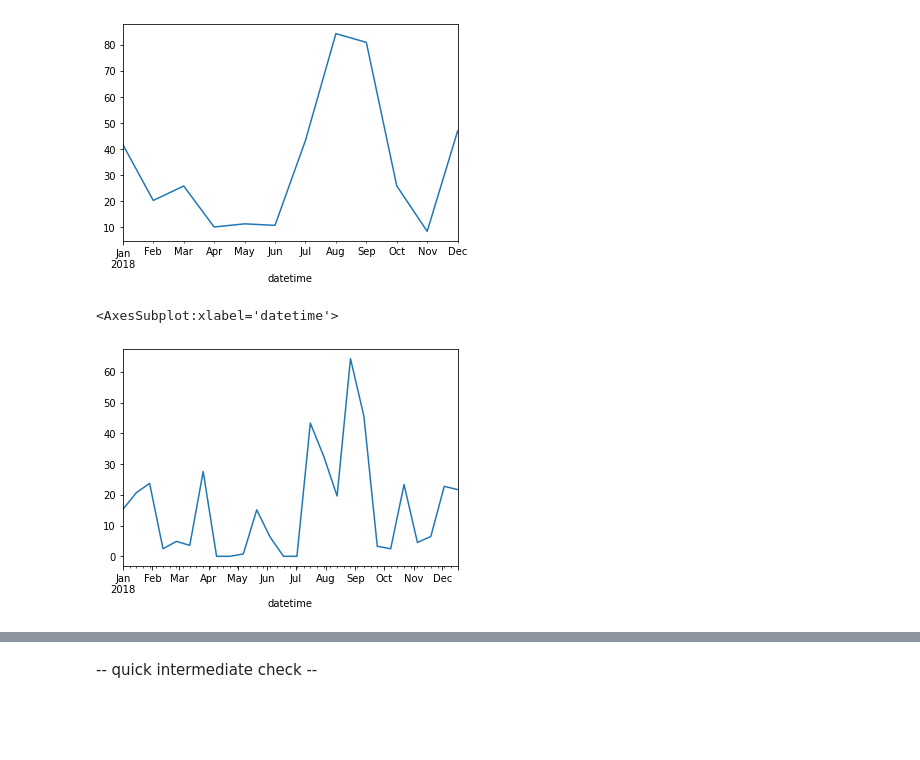
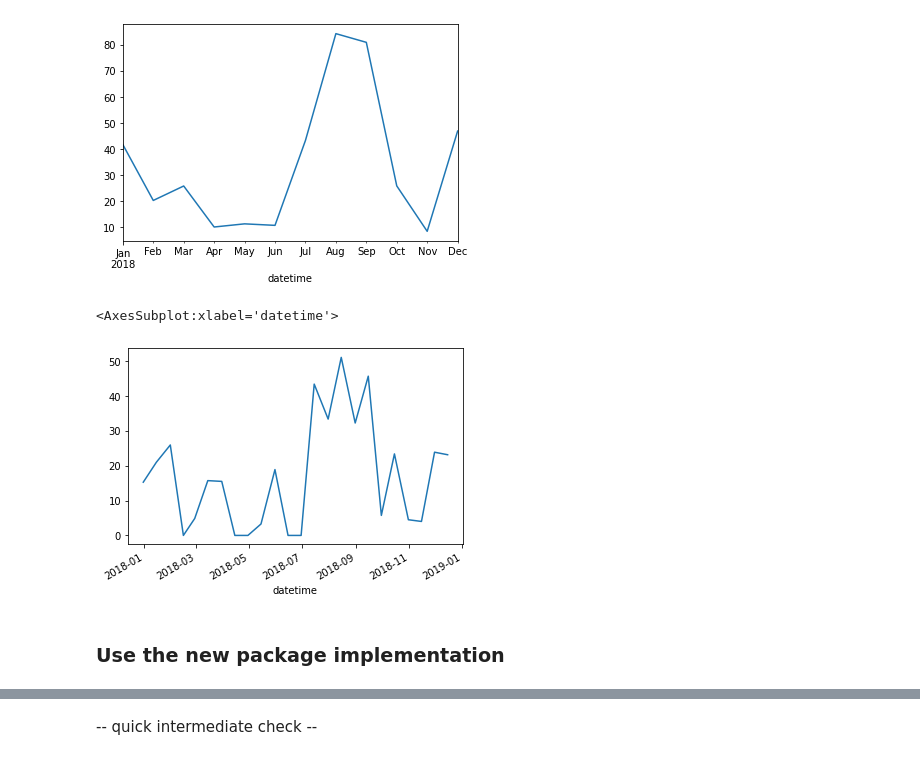
Before and after one commit to watem-sedem/rfactor, a Jupyter notebook: docs/notebooks/202106_check_erosivity_implementation.ipynb, the cells around one changed output, grey strips where cells are left out. Saved outputs shown, nothing was run; the diff lists cells and outputs as text; code cells hidden in the pictures; blank space fills up the shorter version.

```diff
--- a/202106_vanhoeys_erosivity.ipynb
+++ b/docs/notebooks/202106_check_erosivity_implementation.ipynb
@@ -75,7 +90,7 @@ event_split = "6 hours"
 # %%
 P01_001_2018["event_start"] = False
 P01_001_2018.loc[P01_001_2018["datetime"].diff() >= event_split, "event_start"] = True  # var c in matlab
-P01_001_2018.loc[0, "event_start"] = True
+P01_001_2018.loc[P01_001_2018.index[0], "event_start"] = True
 # %%
 P01_001_2018.head(10)
 # %% [output]
@@ -215,7 +243,13 @@ A naive implementation reproducing the matlab implementation:
 def maximum_intensity_matlab_clone(df):
     """Apply for a single_event method of Matlab implementation (Verstraete)"""
 
-    df["minutes_since"] = (df["datetime"] - pd.Timestamp("2018-01-01")).dt.total_seconds().values/60
+    current_year = df["datetime"].dt.year.unique()
+    if not len(current_year) == 1:
+        raise Exception("Data should all be in the same year.")
+
+    df["minutes_since"] = (
+        df["datetime"] - pd.Timestamp(f"{current_year[0]}-01-01")
+    ).dt.total_seconds().values / 60
 
     timestamps = df["minutes_since"].values
     rain = df["rain_mm"].values
@@ -422,4 +465,4 @@ P01_001_2018_events.head(10)
 # %% [markdown]
 Add cumulative value of the events combined:
 # %%
-P01_001_2018_events["all_events_cum"] = P01_001_2018_events["event_rain_cum"].shift(1).cumsum()
+P01_001_2018_events["all_events_cum"] = P01_001_2018_events["event_rain_cum"].shift(1, fill_value=0.).cumsum()
@@ -428,7 +481,17 @@ __?? Is this shift(1) really required? - done to mimick the `cumul` var in matla
 # %% [markdown]
 Add days from start of year (conform matlab implementation):
 # %%
-P01_001_2018_events["days_since_start_year"] = (P01_001_2018_events["datetime"] - pd.Timestamp("2018-01-01")).dt.total_seconds() / 60. / 1440.
+current_year = P01_001_2018_events["datetime"].dt.year.unique()
+if not len(current_year) == 1:
+    raise Exception("Data should all be in the same year.")
+
+days_since_start = (
+    (P01_001_2018_events["datetime"] - pd.Timestamp(f"{current_year[0]}-01-01")).dt.total_seconds()
+    / 60.0
+    / 1440.0
+)
+
+P01_001_2018_events["days_since_start_year"] = days_since_start
 # %% [markdown]
 Exclude events with total rainfall lower than threshold:
 # %%
@@ -494,7 +562,9 @@ P01_001_2018_events_subset.resample("M", on="datetime")["erosivity"].sum().plot(
 [figure]
 # %%
 # Bi-weekly
-P01_001_2018_events_subset.resample("14D", on="datetime")["erosivity"].sum().plot()
+P01_001_2018_events_subset.resample("SM", on="datetime")["erosivity"].sum().plot()
 # %% [output]
 <AxesSubplot:xlabel='datetime'>
-[figure, old version]
+[figure, new version]
+# %% [markdown]
+### Use the new package implementation
```
Also changed, not shown: parts of 65 cells of this notebook.
